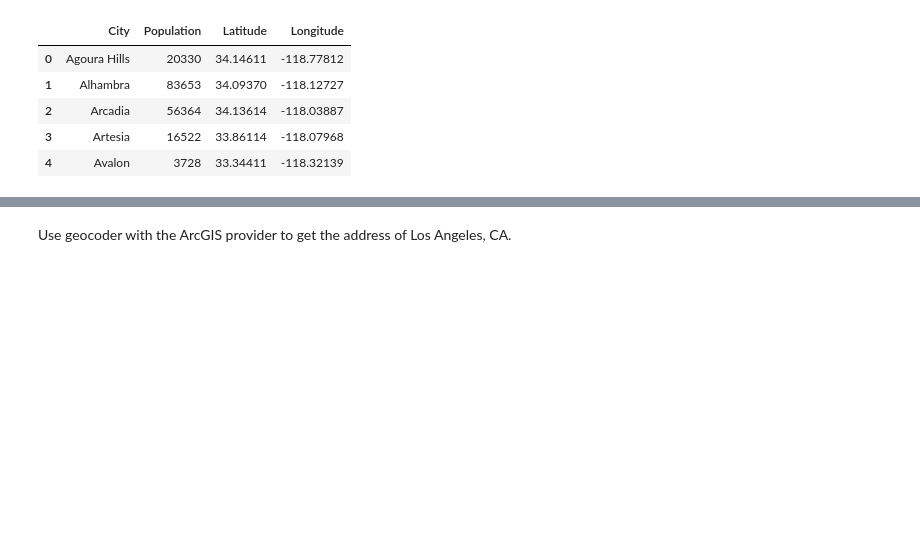
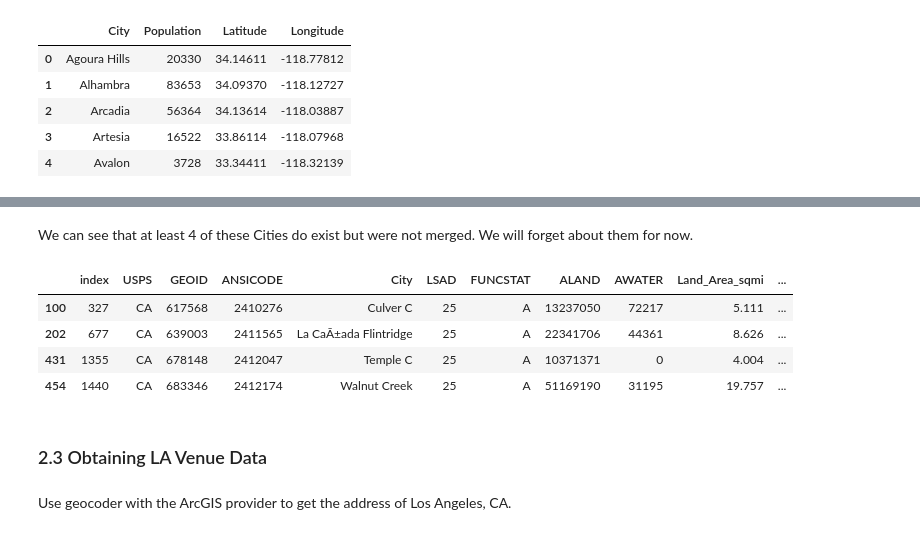
Before and after one commit to samuelchodur/Coursera_Capstone, a Jupyter notebook: Neighborhood_Battle.ipynb, the cells around one changed output, grey strips where cells are left out. Saved outputs shown, nothing was run; the diff lists cells and outputs as text; code cells hidden in the pictures; blank space fills up the shorter version.

```diff
--- a/Neighborhood_Battle.ipynb
+++ b/Neighborhood_Battle.ipynb
@@ -156,0 +170,10 @@ Are there any other data points we might find useful? City area?
+# %%
+# Drop values that have 'CDP'
+data = pd.read_csv('surf_area_notcleaned.csv')
+dropped_cdp = data.drop(data.loc[data.NAME.str.contains('CDP')].index, axis='index')
+
+# Remove 'city' that tails many values
+dropped_cdp.NAME = dropped_cdp.NAME.map(lambda x: x.rstrip(' city'))
+
+dropped_cdp.rename(columns={'NAME':'City', 'ALAND_SQMI':'Land_Area_sqmi'}, inplace=True)
+dropped_cdp.reset_index(inplace=True)
@@ -157,3 +202,15 @@ Are there any other data points we might find useful? City area?
+# %% [markdown]
+We can see that at least 4 of these Cities do exist but were not merged. We will forget about them for now.
+# %%
+dropped_cdp.loc[dropped_cdp.City.str.contains('Paramount|Bradbury|Claremont|Cudahy|Culver|Downey|Industry|Flintridge|Temple|Walnut', flags=re.IGNORECASE)]
+# %% [output]
+|  | index | USPS | GEOID | ANSICODE | City | LSAD | FUNCSTAT | ALAND | AWATER | Land_Area_sqmi | ... |
+| 100 | 327 | CA | 617568 | 2410276 | Culver C | 25 | A | 13237050 | 72217 | 5.111 | ... |
+| 202 | 677 | CA | 639003 | 2411565 | La CaÃ±ada Flintridge | 25 | A | 22341706 | 44361 | 8.626 | ... |
+| 431 | 1355 | CA | 678148 | 2412047 | Temple C | 25 | A | 10371371 | 0 | 4.004 | ... |
+| 454 | 1440 | CA | 683346 | 2412174 | Walnut Creek | 25 | A | 51169190 | 31195 | 19.757 | ... |
+# %% [markdown]
+### 2.3 Obtaining LA Venue Data
 # %%
 import folium
 
```
Also changed, not shown: parts of 82 cells of this notebook.
